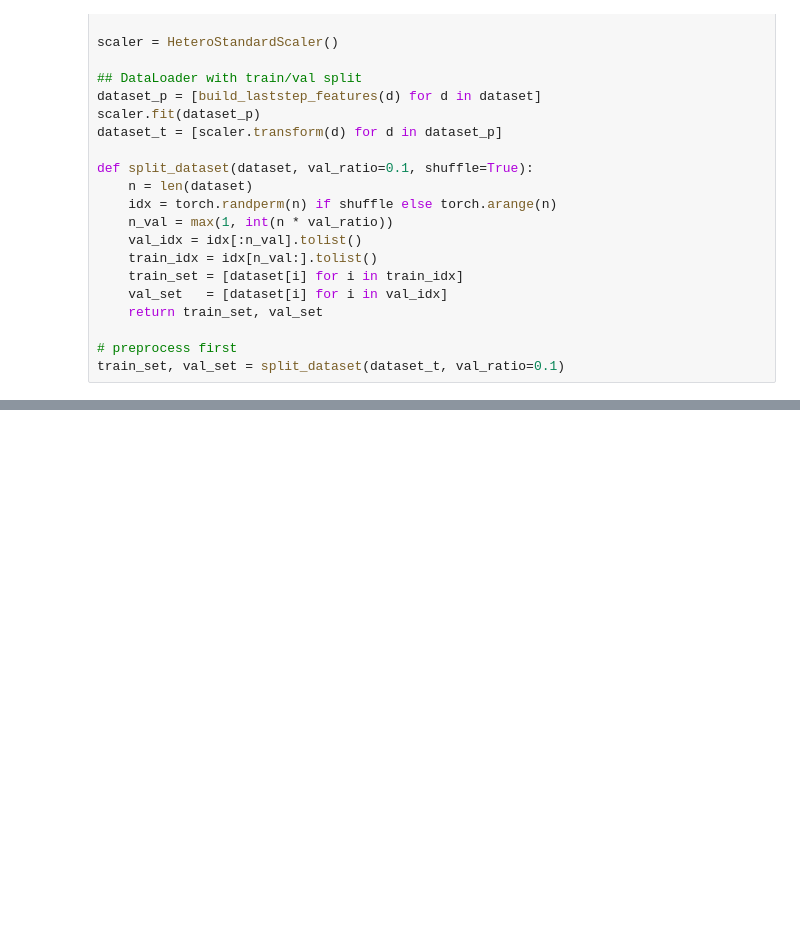
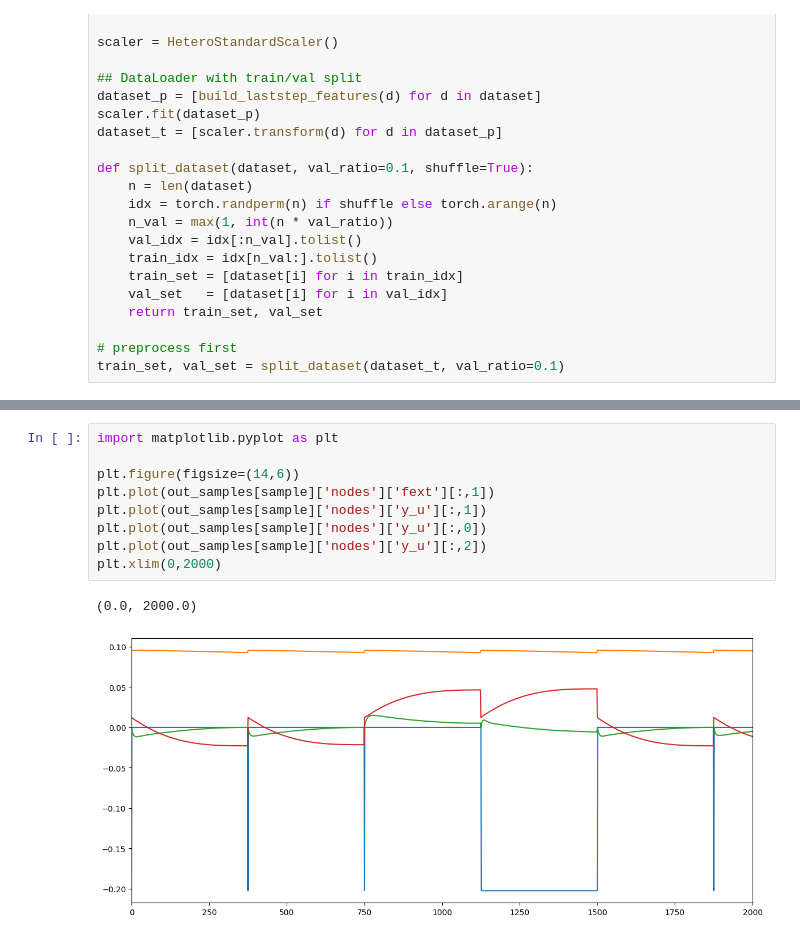
Before and after one commit to bartutuncay/mpnn_fem, a Jupyter notebook: train_1130_nodes.ipynb, the cells around one changed output, grey strips where cells are left out. Drawn from its saved outputs; the diff is of its cells as text; blank space fills up the shorter version.

```diff
--- a/train_1130_nodes.ipynb
+++ b/train_1130_nodes.ipynb
@@ -454,0 +473,12 @@ Widget(value='<iframe src="http://localhost:61007/index.html?ui=P_0x2022ed74d70_
+# %%
+import matplotlib.pyplot as plt
+
+plt.figure(figsize=(14,6))
+plt.plot(out_samples[sample]['nodes']['fext'][:,1])
+plt.plot(out_samples[sample]['nodes']['y_u'][:,1])
+plt.plot(out_samples[sample]['nodes']['y_u'][:,0])
+plt.plot(out_samples[sample]['nodes']['y_u'][:,2])
+plt.xlim(0,2000)
+# %% [output]
+(0.0, 2000.0)
+[figure, added]
```
Also changed, not shown: parts of 7 cells of this notebook, 3 other files.
